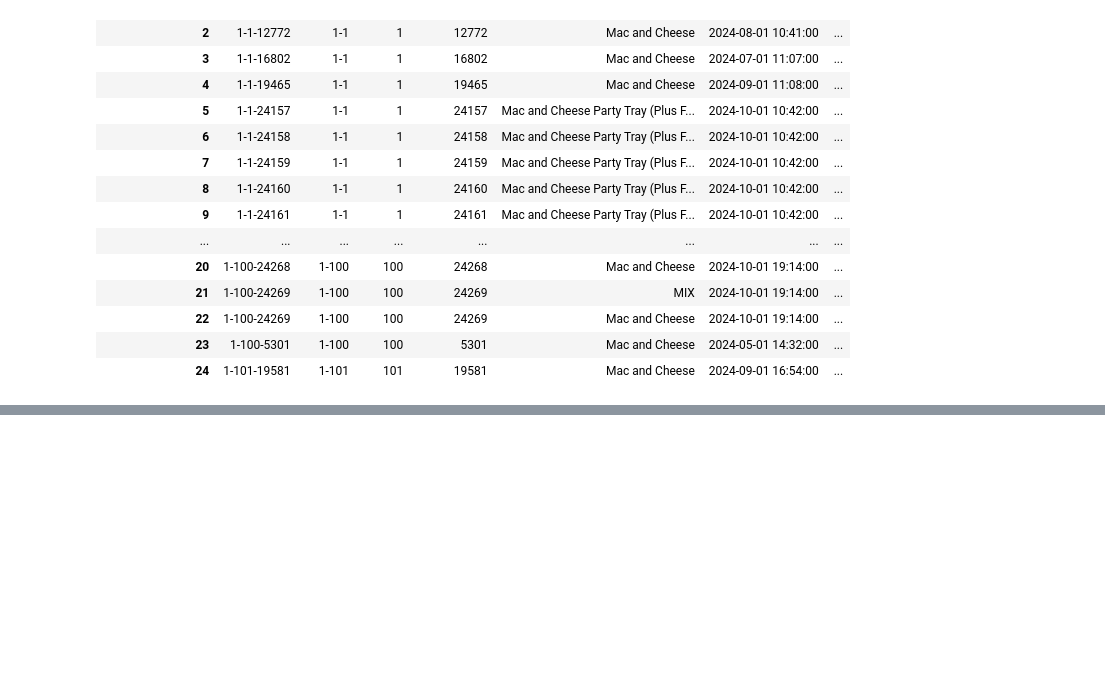
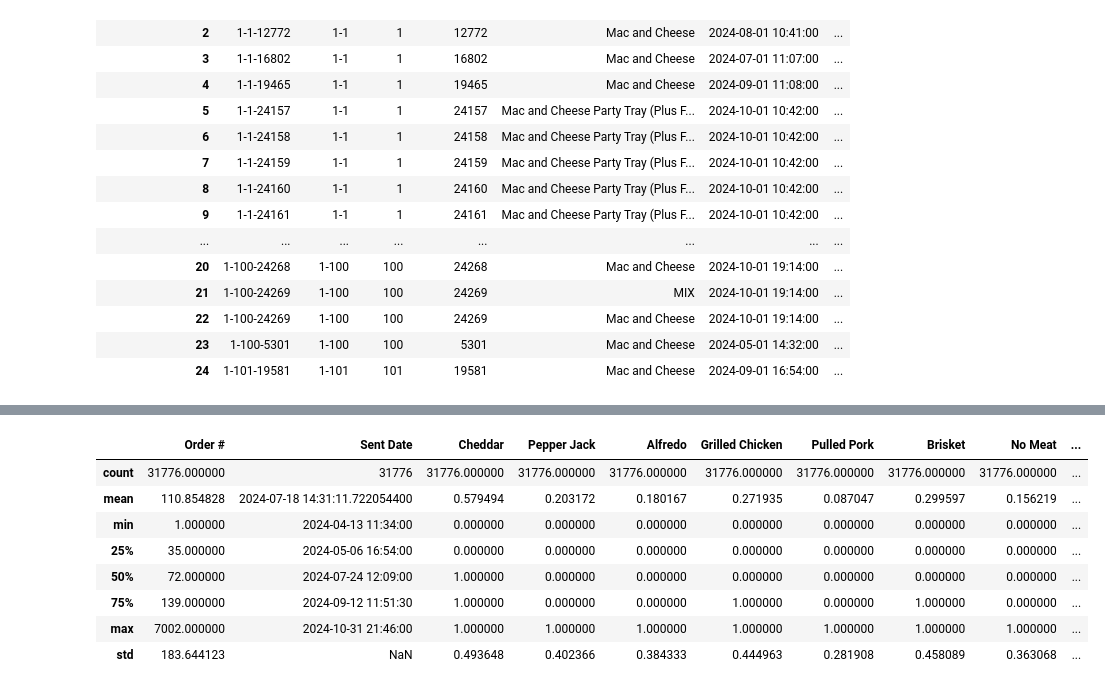
Before and after one commit to raghavdhir03/roni_dashboard_td2024, a Jupyter notebook: Notebooks/merge_months.ipynb, the cells around one changed output, grey strips where cells are left out. Drawn from its saved outputs; the diff is of its cells as text; code cells hidden in the pictures; blank space fills up the shorter version.

```diff
--- a/Notebooks/merge_months.ipynb
+++ b/Notebooks/merge_months.ipynb
@@ -156,0 +242,12 @@ KeyError: 'Mix Bases'
+# %%
+df_with_dummies.describe()
+# %% [output]
+|  | Order # | Sent Date | Cheddar | Pepper Jack | Alfredo | Grilled Chicken | Pulled Pork | Brisket | No Meat | ... |
+| count | 31776.000000 | 31776 | 31776.000000 | 31776.000000 | 31776.000000 | 31776.000000 | 31776.000000 | 31776.000000 | 31776.000000 | ... |
+| mean | 110.854828 | 2024-07-18 14:31:11.722054400 | 0.579494 | 0.203172 | 0.180167 | 0.271935 | 0.087047 | 0.299597 | 0.156219 | ... |
+| min | 1.000000 | 2024-04-13 11:34:00 | 0.000000 | 0.000000 | 0.000000 | 0.000000 | 0.000000 | 0.000000 | 0.000000 | ... |
+| 25% | 35.000000 | 2024-05-06 16:54:00 | 0.000000 | 0.000000 | 0.000000 | 0.000000 | 0.000000 | 0.000000 | 0.000000 | ... |
+| 50% | 72.000000 | 2024-07-24 12:09:00 | 1.000000 | 0.000000 | 0.000000 | 0.000000 | 0.000000 | 0.000000 | 0.000000 | ... |
+| 75% | 139.000000 | 2024-09-12 11:51:30 | 1.000000 | 0.000000 | 0.000000 | 1.000000 | 0.000000 | 1.000000 | 0.000000 | ... |
+| max | 7002.000000 | 2024-10-31 21:46:00 | 1.000000 | 1.000000 | 1.000000 | 1.000000 | 1.000000 | 1.000000 | 1.000000 | ... |
+| std | 183.644123 | NaN | 0.493648 | 0.402366 | 0.384333 | 0.444963 | 0.281908 | 0.458089 | 0.363068 | ... |
```
Also changed, not shown: parts of 19 cells of this notebook.
